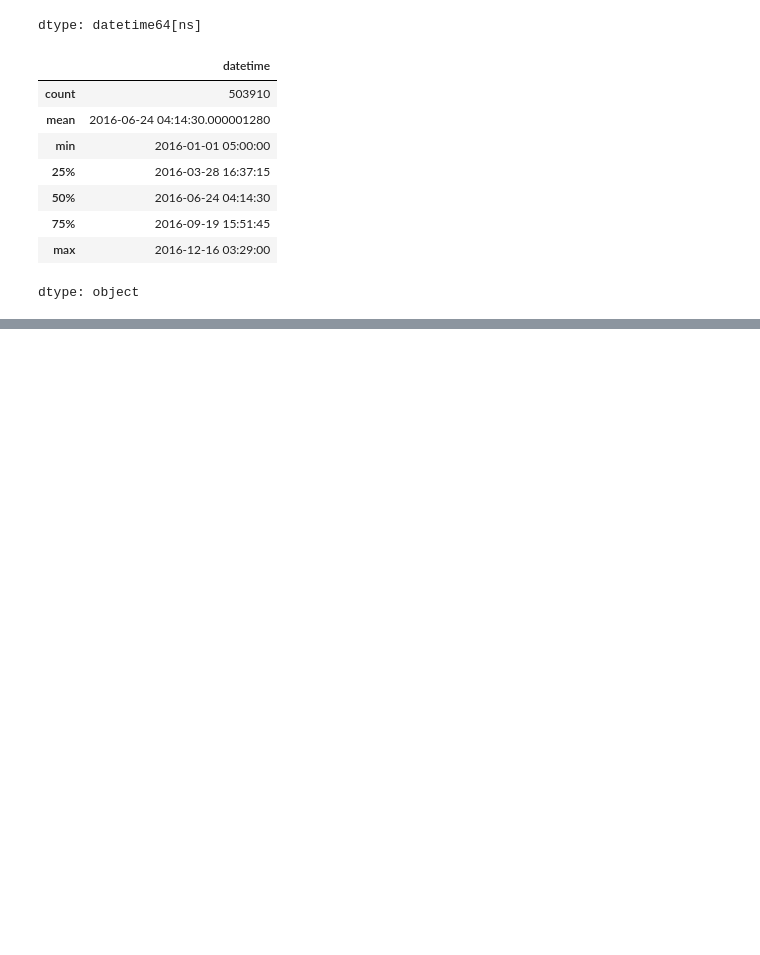
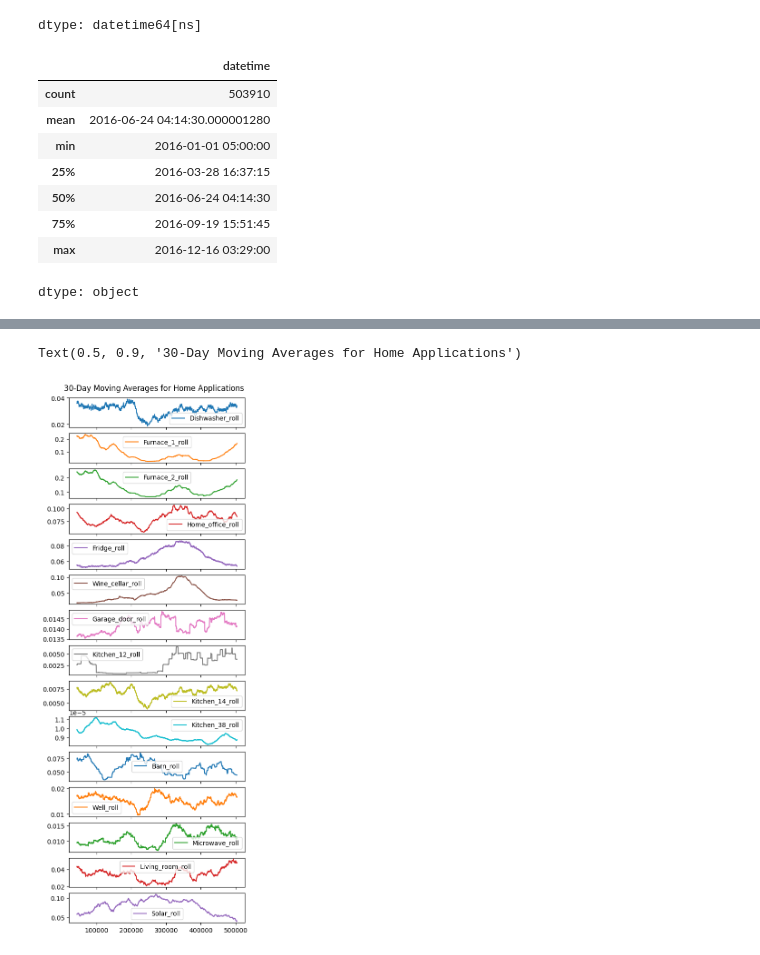
Before and after one commit to mojodean/aai-530-final-project, a Jupyter notebook: 530_IoT_project.ipynb, the cells around one changed output, grey strips where cells are left out. Cells and saved outputs as stored; diff of their text form; code cells hidden in the pictures; blank space fills up the shorter version.

```diff
--- a/530_IoT_project.ipynb
+++ b/530_IoT_project.ipynb
@@ -185,0 +215,25 @@ dtype: object
+# %%
+# Create line plots of 30-day moving average
+columns_rolling = ['Dishwasher_roll',
+                   'Furnace_1_roll',
+                   'Furnace_2_roll',
+                   'Home_office_roll',
+                   'Fridge_roll',
+                   'Wine_cellar_roll',
+                   'Garage_door_roll',
+                   'Kitchen_12_roll',
+                   'Kitchen_14_roll',
+                   'Kitchen_38_roll',
+                   'Barn_roll',
+                   'Well_roll',
+                   'Microwave_roll',
+                   'Living_room_roll',
+                   'Solar_roll'
+                   ]
+
+df[columns_rolling] = df[home_apps].rolling(43200).mean()
+df.plot(y=columns_rolling, subplots=True, figsize=(5,15))
+plt.suptitle("30-Day Moving Averages for Home Applications", y=0.9)
+# %% [output]
+Text(0.5, 0.9, '30-Day Moving Averages for Home Applications')
+[figure, added]
```
Also changed, not shown: parts of 3 cells of this notebook.
